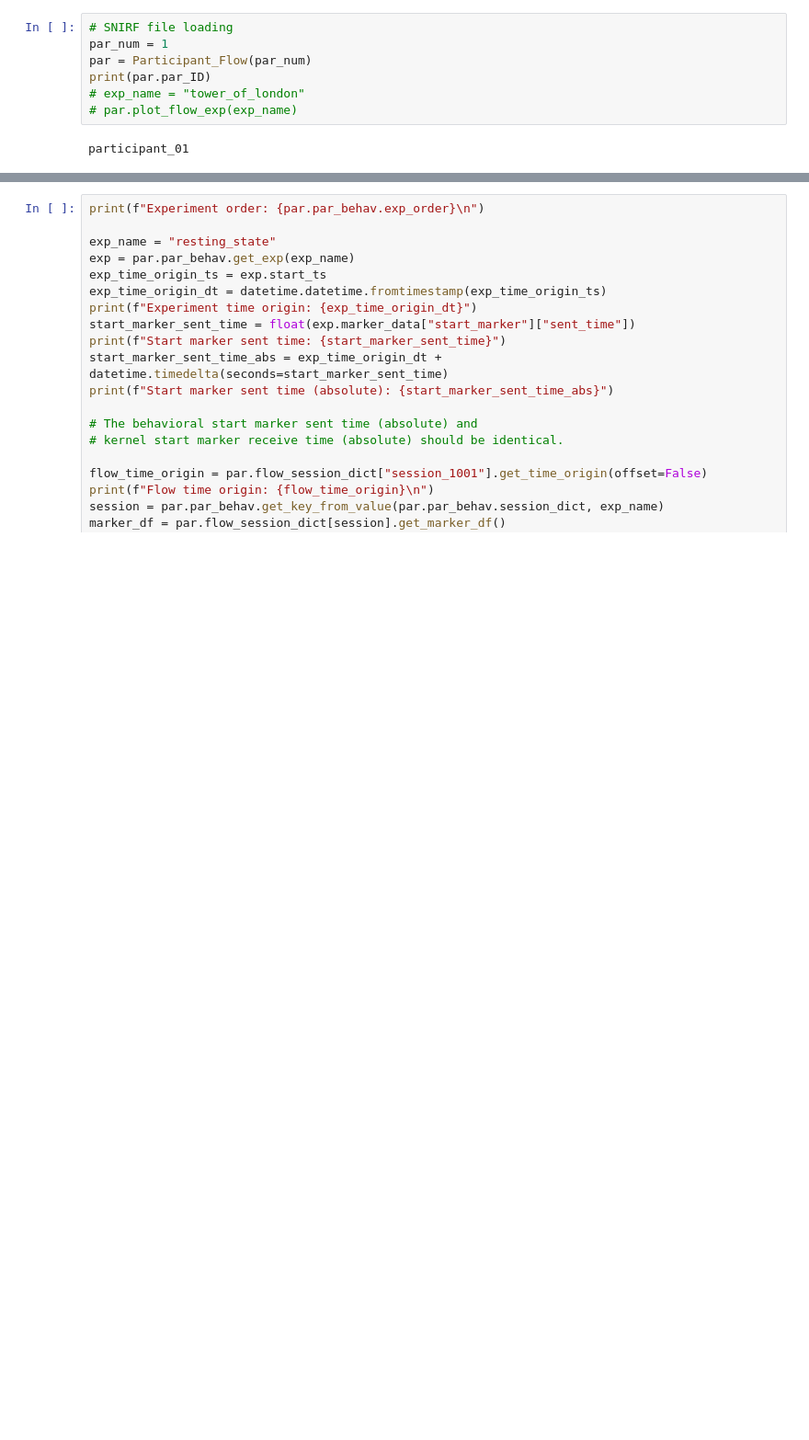
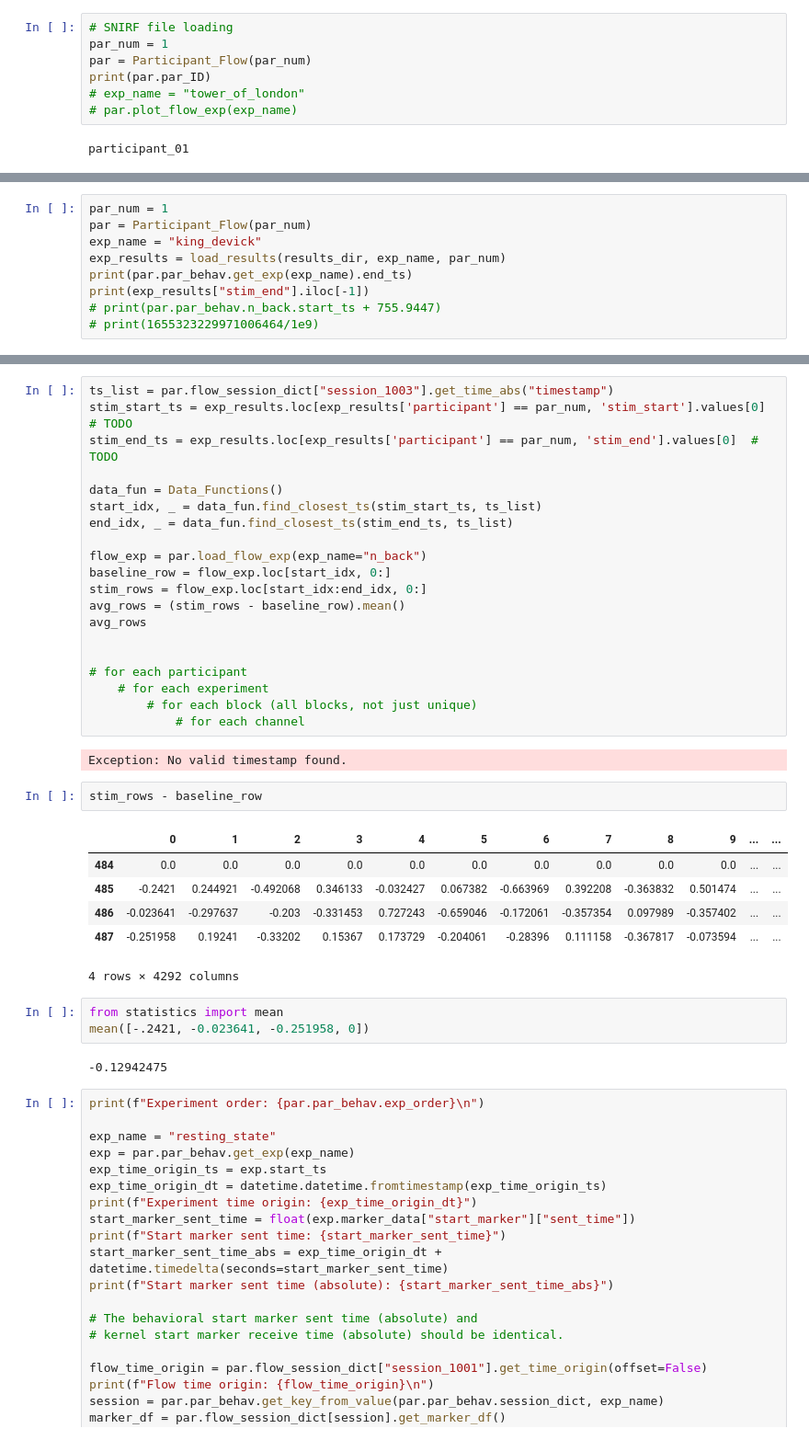
Before and after one commit to AyazLab/KernelFlow_Analysis, a Jupyter notebook: flow_analysis.ipynb, the cells around one changed output, grey strips where cells are left out. Shown at 92% size. Cells and saved outputs as stored; diff of their text form; blank space fills up the shorter version.

```diff
--- a/flow_analysis.ipynb
+++ b/flow_analysis.ipynb
@@ -636,0 +740,9 @@ participant_01
+# %%
+par_num = 1
+par = Participant_Flow(par_num)
+exp_name = "king_devick"
+exp_results = load_results(results_dir, exp_name, par_num)
+print(par.par_behav.get_exp(exp_name).end_ts)
+print(exp_results["stim_end"].iloc[-1])
+# print(par.par_behav.n_back.start_ts + 755.9447)
+# print(1655323229971006464/1e9)
@@ -637,3 +788,39 @@ participant_01
+# %%
+ts_list = par.flow_session_dict["session_1003"].get_time_abs("timestamp")
+stim_start_ts = exp_results.loc[exp_results['participant'] == par_num, 'stim_start'].values[0]  # TODO
+stim_end_ts = exp_results.loc[exp_results['participant'] == par_num, 'stim_end'].values[0]  # TODO
+
+data_fun = Data_Functions()
+start_idx, _ = data_fun.find_closest_ts(stim_start_ts, ts_list)
+end_idx, _ = data_fun.find_closest_ts(stim_end_ts, ts_list)
+
+flow_exp = par.load_flow_exp(exp_name="n_back")
+baseline_row = flow_exp.loc[start_idx, 0:]
+stim_rows = flow_exp.loc[start_idx:end_idx, 0:]
+avg_rows = (stim_rows - baseline_row).mean()
+avg_rows
+
+
+# for each participant
+    # for each experiment
+        # for each block (all blocks, not just unique)
+            # for each channel
+# %% [output]
+Exception: No valid timestamp found.
+# %%
+stim_rows - baseline_row
+# %% [output]
+|  | 0 | 1 | 2 | 3 | 4 | 5 | 6 | 7 | 8 | 9 | ... | ... |
+| 484 | 0.0 | 0.0 | 0.0 | 0.0 | 0.0 | 0.0 | 0.0 | 0.0 | 0.0 | 0.0 | ... | ... |
+| 485 | -0.2421 | 0.244921 | -0.492068 | 0.346133 | -0.032427 | 0.067382 | -0.663969 | 0.392208 | -0.363832 | 0.501474 | ... | ... |
+| 486 | -0.023641 | -0.297637 | -0.203 | -0.331453 | 0.727243 | -0.659046 | -0.172061 | -0.357354 | 0.097989 | -0.357402 | ... | ... |
+| 487 | -0.251958 | 0.19241 | -0.33202 | 0.15367 | 0.173729 | -0.204061 | -0.28396 | 0.111158 | -0.367817 | -0.073594 | ... | ... |
+4 rows × 4292 columns
+# %%
+from statistics import mean
+mean([-.2421, -0.023641, -0.251958, 0])
+# %% [output]
+-0.12942475
 # %%
 print(f"Experiment order: {par.par_behav.exp_order}\n")
 
```
Also changed, not shown: parts of 14 cells of this notebook, 3 other files.
